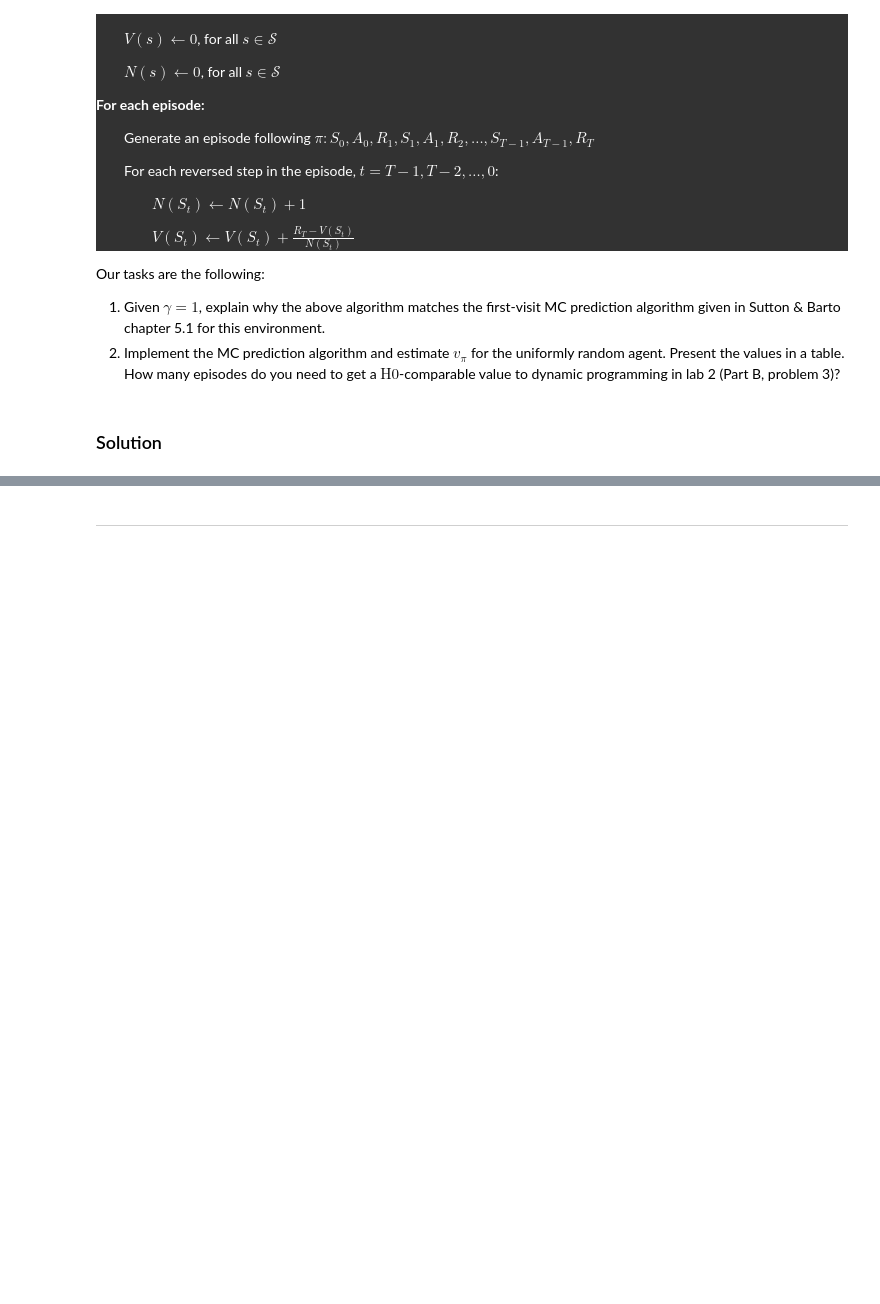
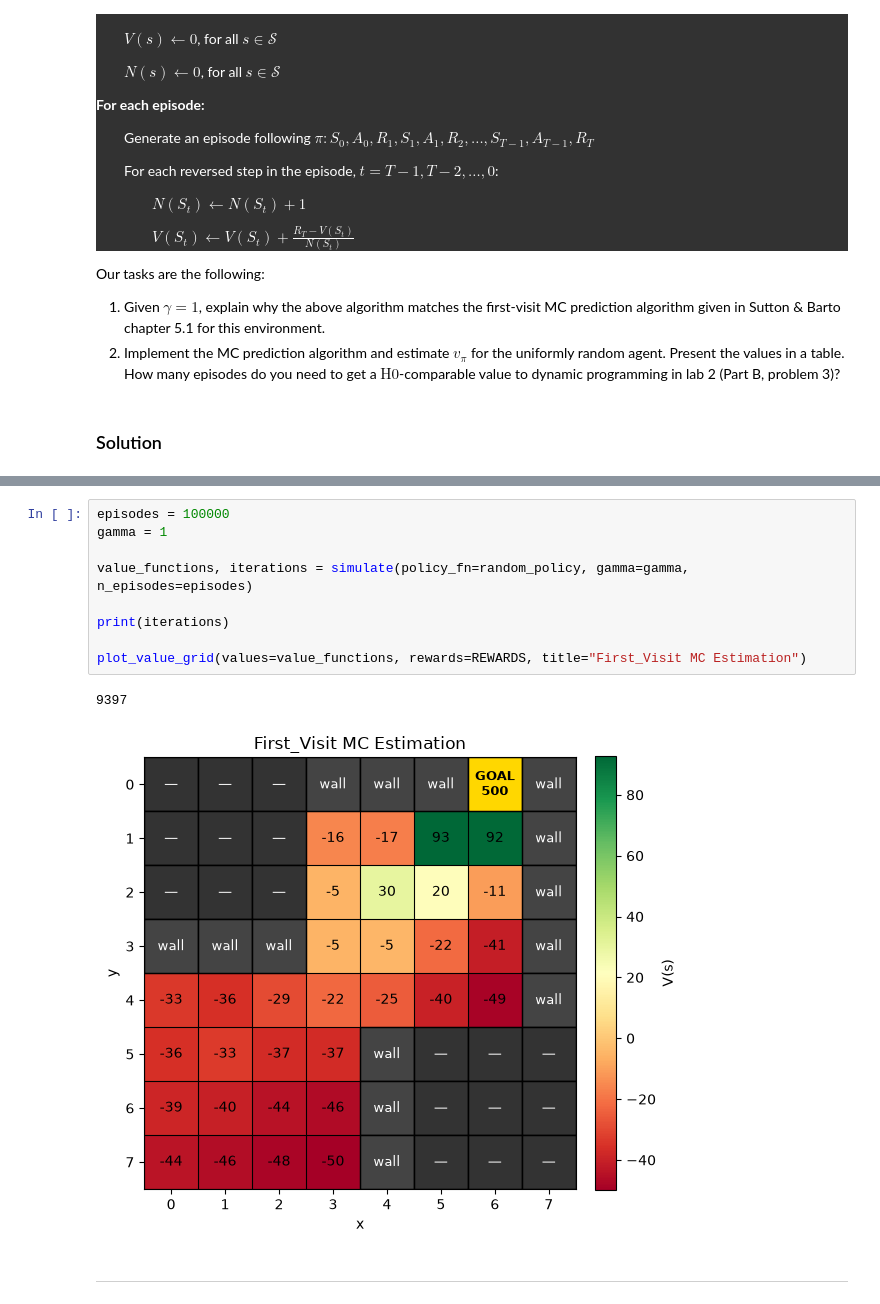
Before and after one commit to kallefrisk/Schoolwork, a Jupyter notebook: Python/ReinforcementLearning/4ma903_lab3.ipynb, the cells around one changed output, grey strips where cells are left out. Cells and saved outputs as stored; diff of their text form; blank space fills up the shorter version.

```diff
--- a/Python/ReinforcementLearning/4ma903_lab3.ipynb
+++ b/Python/ReinforcementLearning/4ma903_lab3.ipynb
@@ -264,3 +437,15 @@ Our tasks are the following:
+# %%
+episodes = 100000
+gamma = 1
+
+value_functions, iterations = simulate(policy_fn=random_policy, gamma=gamma, n_episodes=episodes)
+
+print(iterations)
+
+plot_value_grid(values=value_functions, rewards=REWARDS, title="First_Visit MC Estimation")
+# %% [output]
+9397
+[figure, added]
 # %% [markdown]
 ___
 # %% [markdown]
```
Also changed, not shown: parts of 5 cells of this notebook.
